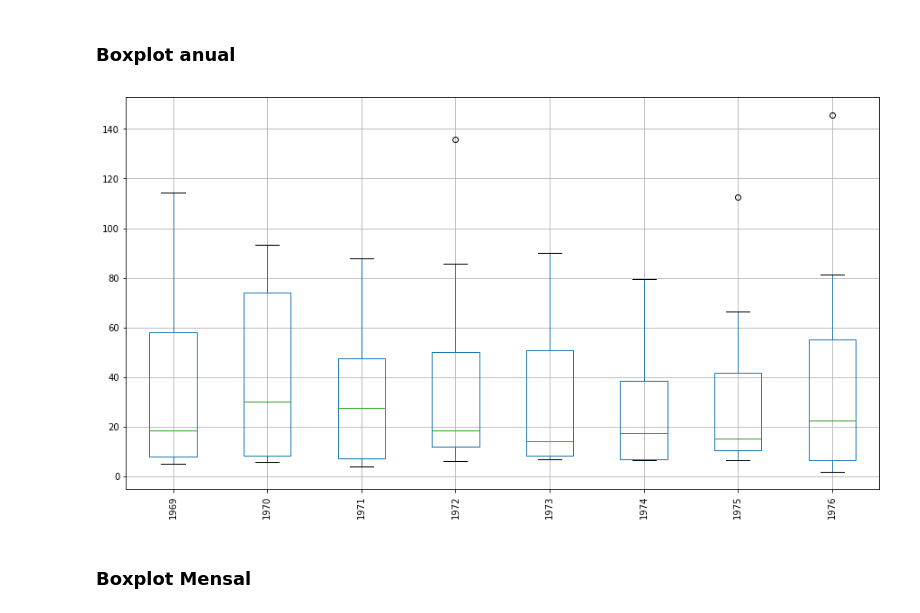
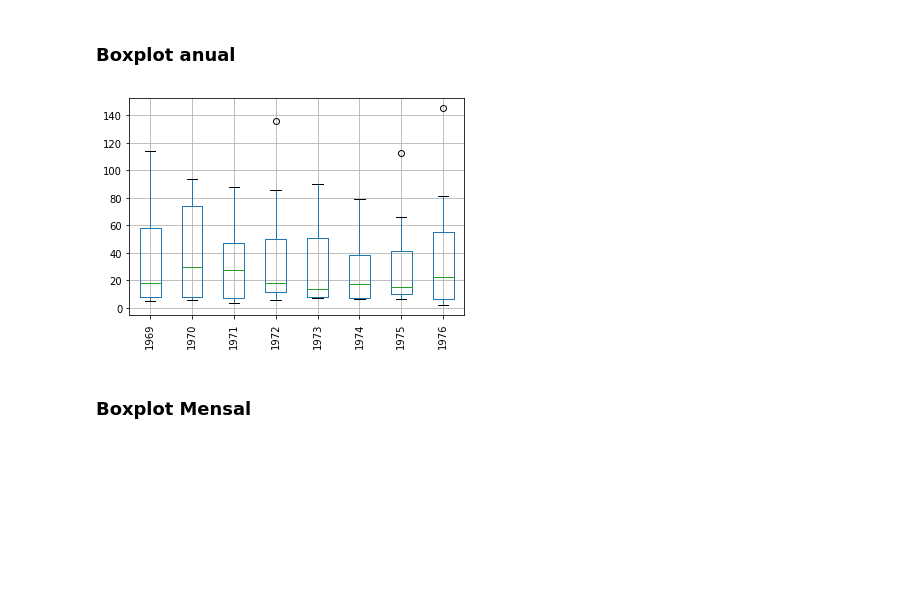
Before and after one commit to jamissonfreitas/IN1167, a Jupyter notebook: Cap1_2.ipynb, the cells around one changed output. Cells and saved outputs as stored; diff of their text form; code cells hidden in the pictures; blank space fills up the shorter version.

```diff
--- a/Cap1_2.ipynb
+++ b/Cap1_2.ipynb
@@ -54,16 +54,16 @@ plt.show()
 ### Boxplot anual
 # %%
 # to plot by year
-groups = series.groupby(TimeGrouper('A'))
+groups = series.groupby(pd.Grouper(freq='A')) #TimeGrouper('A'))
 years = DataFrame()
 for name, group in groups:
     years[name.year] = group.values
-plt.figure(figsize=(15,8))
+plt.figure()#figsize=(15,8))
 ax = years.boxplot()
 ax.set_xticklabels(ax.get_xticklabels(),rotation=90)
 plt.show()
 # %% [output]
-[figure, old version]
+[figure, new version]
 # %% [markdown]
 ### Boxplot Mensal
 # %%
```
Also changed, not shown: parts of 6 cells of this notebook.
